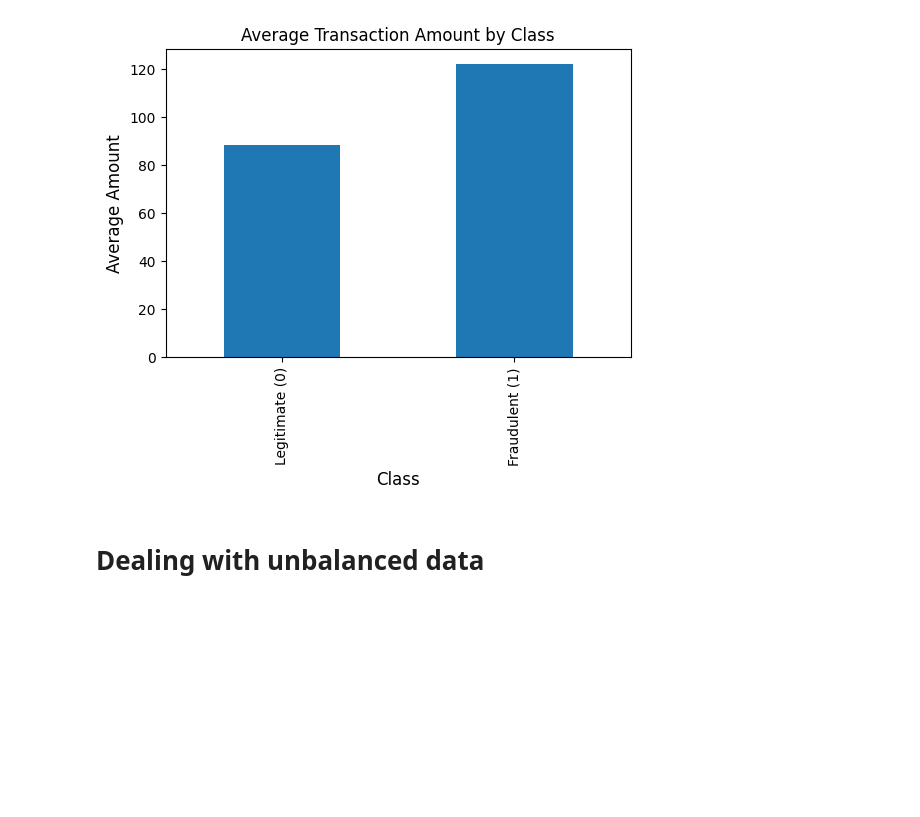
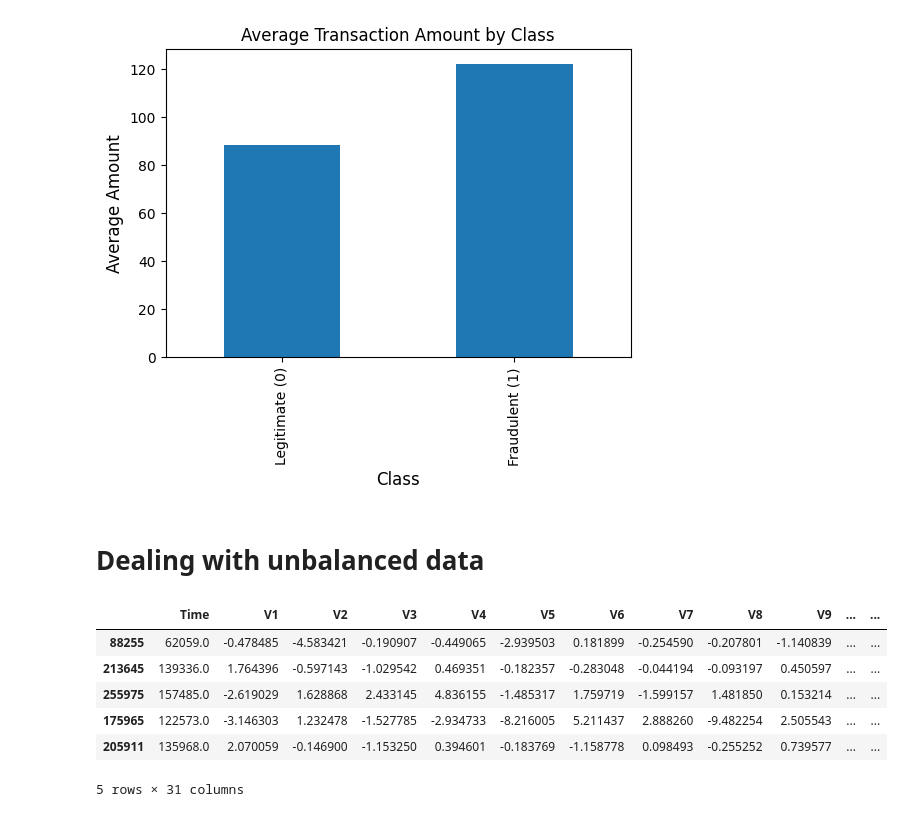
Before and after one commit to Vanshaj14Mohan/Credit-Card-Fraud-Detection-Project, a Jupyter notebook: Files/main.ipynb, the cells around one changed output. Saved outputs shown, nothing was run; the diff lists cells and outputs as text; code cells hidden in the pictures; blank space fills up the shorter version.

```diff
--- a/Files/main.ipynb
+++ b/Files/main.ipynb
@@ -212,3 +212,15 @@ plt.show()
 #We will take 492 random samples from the legitimate transactions
 
 real_sample = real.sample(n=492)
+# %%
+# Now we will concatenate the two dataframes
+new_df = pd.concat([real_sample, fake], axis=0)
+new_df.head()
+# %% [output]
+|  | Time | V1 | V2 | V3 | V4 | V5 | V6 | V7 | V8 | V9 | ... | ... |
+| 88255 | 62059.0 | -0.478485 | -4.583421 | -0.190907 | -0.449065 | -2.939503 | 0.181899 | -0.254590 | -0.207801 | -1.140839 | ... | ... |
+| 213645 | 139336.0 | 1.764396 | -0.597143 | -1.029542 | 0.469351 | -0.182357 | -0.283048 | -0.044194 | -0.093197 | 0.450597 | ... | ... |
+| 255975 | 157485.0 | -2.619029 | 1.628868 | 2.433145 | 4.836155 | -1.485317 | 1.759719 | -1.599157 | 1.481850 | 0.153214 | ... | ... |
+| 175965 | 122573.0 | -3.146303 | 1.232478 | -1.527785 | -2.934733 | -8.216005 | 5.211437 | 2.888260 | -9.482254 | 2.505543 | ... | ... |
+| 205911 | 135968.0 | 2.070059 | -0.146900 | -1.153250 | 0.394601 | -0.183769 | -1.158778 | 0.098493 | -0.255252 | 0.739577 | ... | ... |
+5 rows × 31 columns
```
